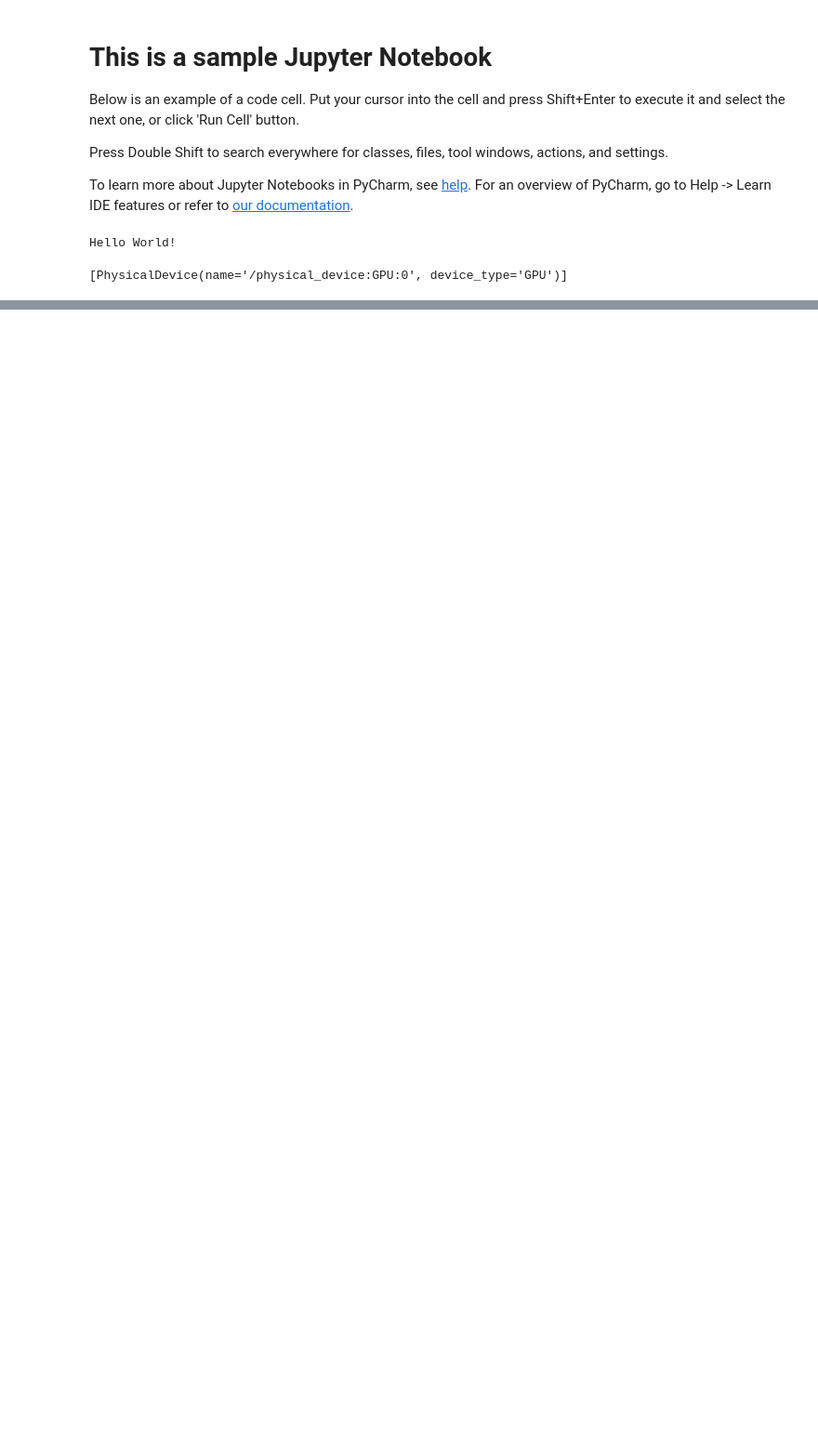
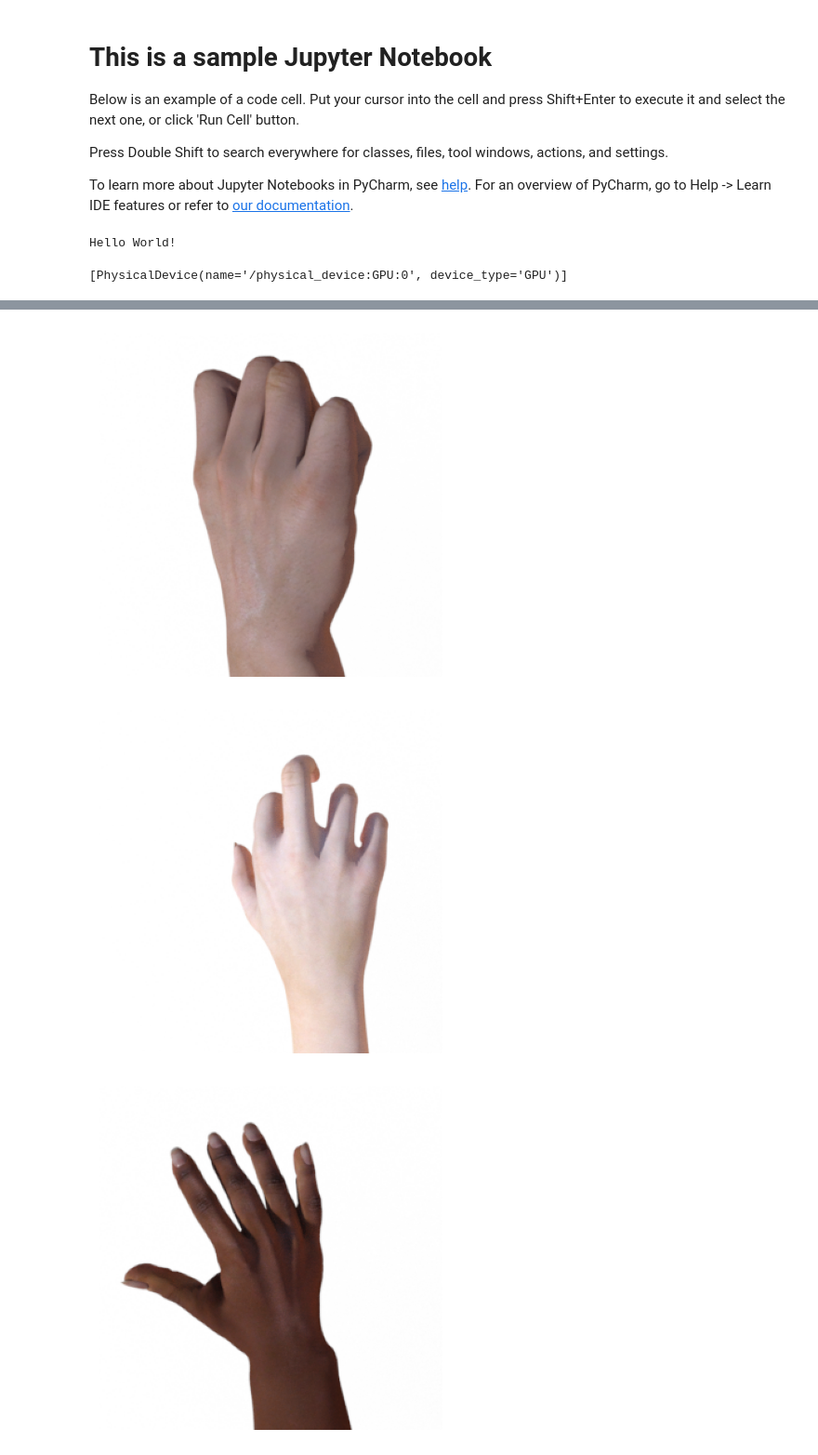
Before and after one commit to shalaga44/CNN-Project, a Jupyter notebook: main.ipynb, the cells around one changed output, grey strips where cells are left out. Shown at 93% size. Saved outputs shown, nothing was run; the diff lists cells and outputs as text; code cells hidden in the pictures; blank space fills up the shorter version.

```diff
--- a/main.ipynb
+++ b/main.ipynb
@@ -19,0 +58,19 @@ tf.config.list_physical_devices("GPU")
+# %%
+import os
+
+base_training_directory_path = "/tmp/rps"
+rock_training_directory_path = os.path.join(base_training_directory_path, "rock")
+paper_training_directory_path = os.path.join(base_training_directory_path, "paper")
+scissors_training_directory_path = os.path.join(base_training_directory_path, "scissors")
+
+rock_training_file_names = os.listdir(rock_training_directory_path)
+paper_training_file_names = os.listdir(paper_training_directory_path)
+scissors_training_file_names = os.listdir(scissors_training_directory_path)
+
+print("total training rock images:", len(rock_training_file_names))
+print("total training paper images:", len(paper_training_file_names))
+print("total training scissors images:", len(scissors_training_file_names))
+
+print(rock_training_file_names[:10])
+print(paper_training_file_names[:10])
+print(scissors_training_file_names[:10])
@@ -19,0 +84,32 @@ tf.config.list_physical_devices("GPU")
+# %%
+%matplotlib inline
+
+import matplotlib.pyplot as plt
+import matplotlib.image as mpimg
+
+preview_slice_end_index = 2
+
+rock_preview_image_paths = [
+    os.path.join(rock_training_directory_path, file_name)
+    for file_name in rock_training_file_names[preview_slice_end_index - 2 : preview_slice_end_index]
+]
+paper_preview_image_paths = [
+    os.path.join(paper_training_directory_path, file_name)
+    for file_name in paper_training_file_names[preview_slice_end_index - 2 : preview_slice_end_index]
+]
+scissors_preview_image_paths = [
+    os.path.join(scissors_training_directory_path, file_name)
+    for file_name in scissors_training_file_names[preview_slice_end_index - 2 : preview_slice_end_index]
+]
+
+for display_index, image_file_path in enumerate(
+    rock_preview_image_paths + paper_preview_image_paths + scissors_preview_image_paths
+):
+    image_array = mpimg.imread(image_file_path)
+    plt.imshow(image_array)
+    plt.axis("off")
+    plt.show()
+# %% [output]
+[figure, added]
+[figure, added]
+[figure, added]
```
Also changed, not shown: parts of 4 cells of this notebook.
